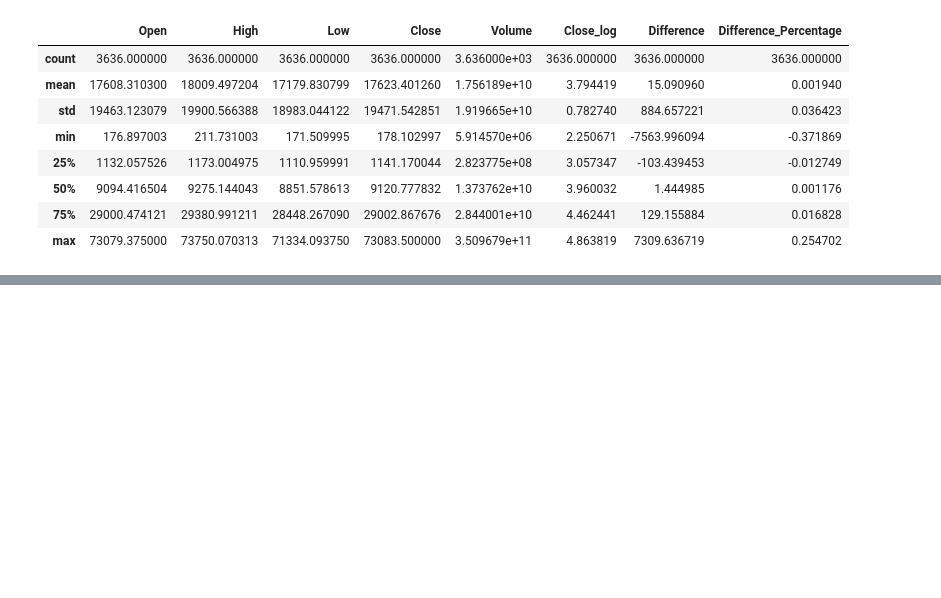
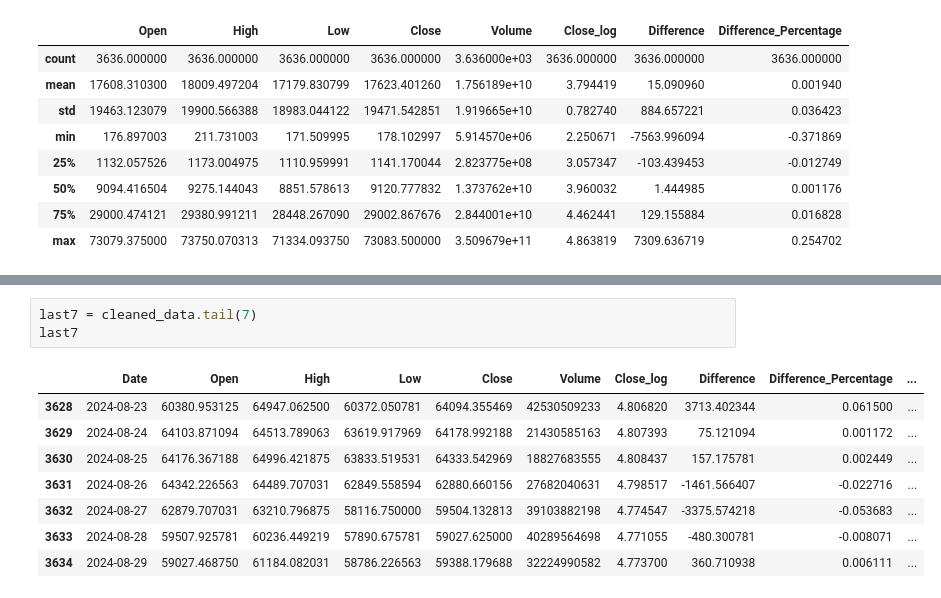
Before and after one commit to TulioNPL/DataScienceAnalysis, a Jupyter notebook: Bitcoin/btc_model.ipynb, the cells around one changed output, grey strips where cells are left out. Drawn from its saved outputs; the diff is of its cells as text; blank space fills up the shorter version.

```diff
--- a/Bitcoin/btc_model.ipynb
+++ b/Bitcoin/btc_model.ipynb
@@ -155,0 +420,12 @@ data.describe()
+# %%
+last7 = cleaned_data.tail(7)
+last7
+# %% [output]
+|  | Date | Open | High | Low | Close | Volume | Close_log | Difference | Difference_Percentage | ... |
+| 3628 | 2024-08-23 | 60380.953125 | 64947.062500 | 60372.050781 | 64094.355469 | 42530509233 | 4.806820 | 3713.402344 | 0.061500 | ... |
+| 3629 | 2024-08-24 | 64103.871094 | 64513.789063 | 63619.917969 | 64178.992188 | 21430585163 | 4.807393 | 75.121094 | 0.001172 | ... |
+| 3630 | 2024-08-25 | 64176.367188 | 64996.421875 | 63833.519531 | 64333.542969 | 18827683555 | 4.808437 | 157.175781 | 0.002449 | ... |
+| 3631 | 2024-08-26 | 64342.226563 | 64489.707031 | 62849.558594 | 62880.660156 | 27682040631 | 4.798517 | -1461.566407 | -0.022716 | ... |
+| 3632 | 2024-08-27 | 62879.707031 | 63210.796875 | 58116.750000 | 59504.132813 | 39103882198 | 4.774547 | -3375.574218 | -0.053683 | ... |
+| 3633 | 2024-08-28 | 59507.925781 | 60236.449219 | 57890.675781 | 59027.625000 | 40289564698 | 4.771055 | -480.300781 | -0.008071 | ... |
+| 3634 | 2024-08-29 | 59027.468750 | 61184.082031 | 58786.226563 | 59388.179688 | 32224990582 | 4.773700 | 360.710938 | 0.006111 | ... |
```
Also changed, not shown: parts of 22 cells of this notebook.
